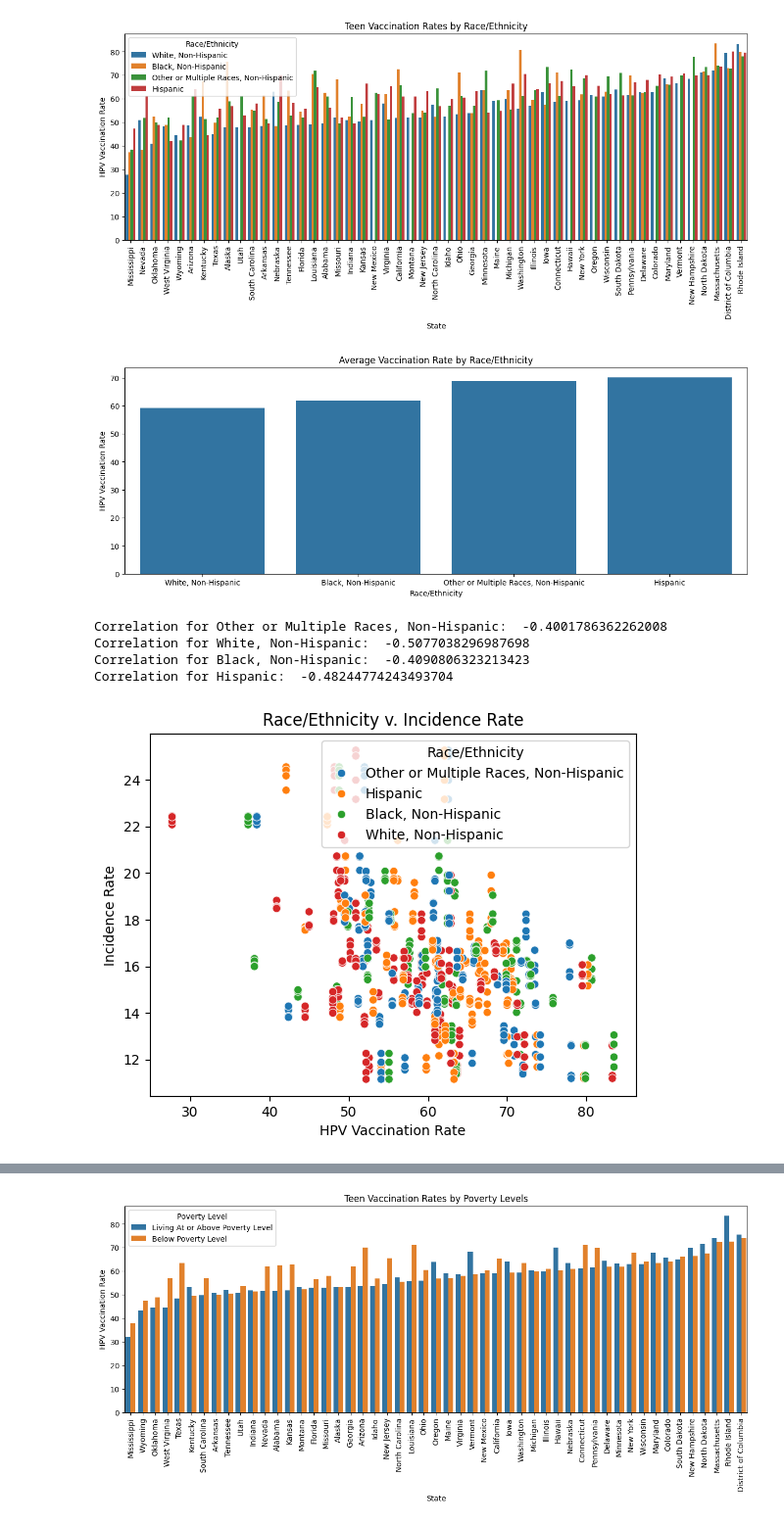
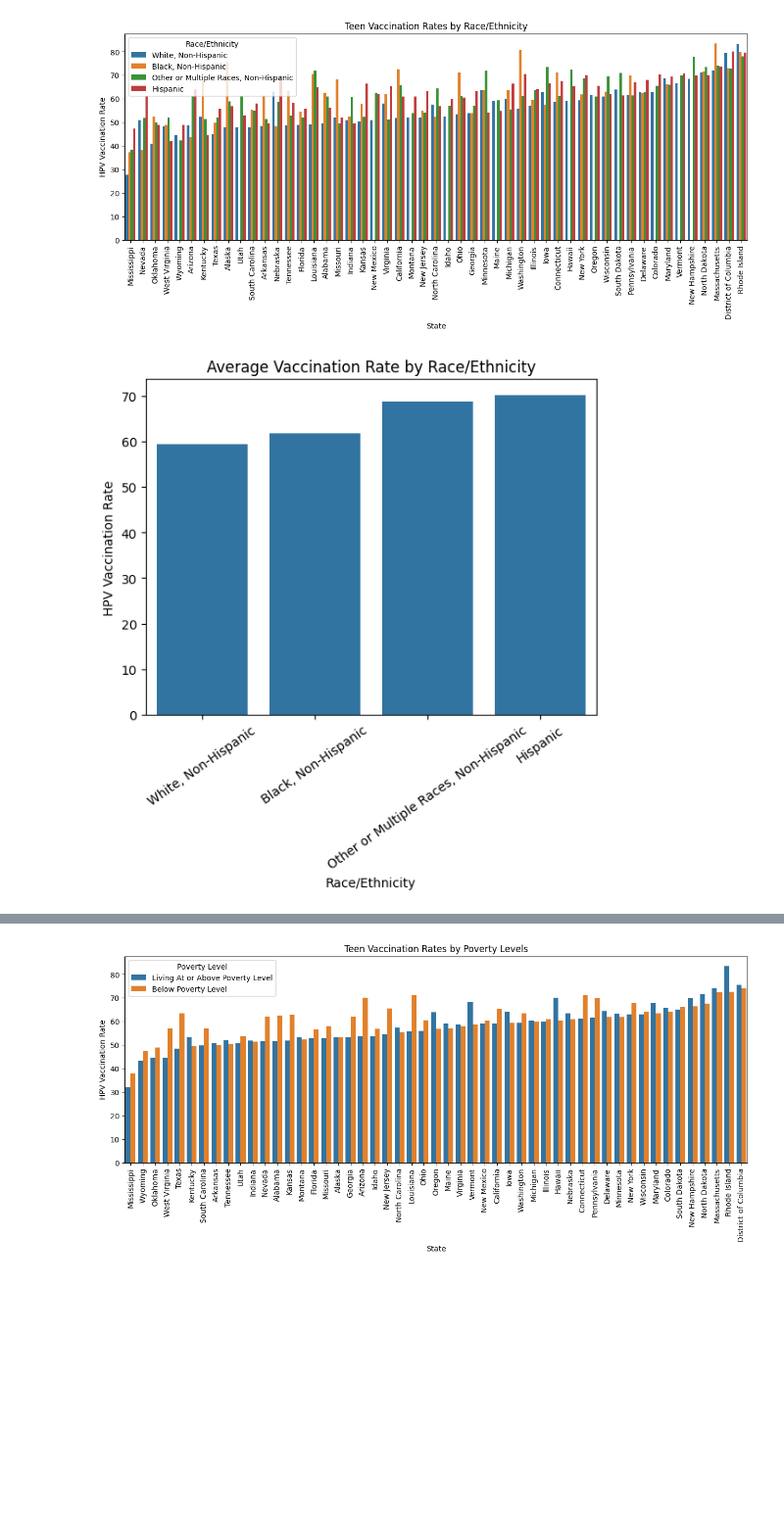
Before and after one commit to maya-papaya/ads1-cervical-cancer-analysis, a Jupyter notebook: First Semester Project: Analysis, Exploration, & Visualization (4).ipynb, the cells around one changed output, grey strips where cells are left out. Shown at 98% size. Saved outputs shown, nothing was run; the diff lists cells and outputs as text; code cells hidden in the pictures; blank space fills up the shorter version.

```diff
--- a/First Semester Project: Analysis, Exploration, & Visualization (4).ipynb
+++ b/First Semester Project: Analysis, Exploration, & Visualization (4).ipynb
@@ -492,37 +533,13 @@ plt.show()
 # %%
 # AVERAGE EFFECTS BY RACE/ETHNICITY (2018 - 2022)
 query = "SELECT state, dimension_val, val FROM demo WHERE dimension_type = 'Race and Ethnicity' GROUP BY dimension_val ORDER BY AVG(val)"
 df11 = pd.read_sql_query(query, con)
 
-plt.figure(figsize=(15, 5))
 plt.title("Average Vaccination Rate by Race/Ethnicity")
 plt.xlabel('Race/Ethnicity')
 plt.ylabel('HPV Vaccination Rate')
+plt.xticks(rotation=35)
 sns.barplot(df11.sort_values('val'), x="dimension_val", y="val", legend=True)
 plt.show()
 # %% [output]
-[figure, old version]
+[figure, new version]
-# %%
-# CORRELATION BETWEEN RACE/ETHNICITY AND INCIDENCE RATE
-query = """
-        SELECT d.state, d.dimension_val, d.val, da.inc_rate
-        FROM demo d
-        JOIN data da ON d.state = da.state
-        WHERE da.year IN (2018, 2019, 2020, 2021, 2022) AND d.dimension_type = 'Race and Ethnicity';
-        """
-df11 = pd.read_sql_query(query, con)
-
-plt.title("Race/Ethnicity v. Incidence Rate")
-plt.xlabel('HPV Vaccination Rate')
-plt.ylabel('Incidence Rate')
-sns.scatterplot(data=df11, x="val", y="inc_rate", hue='dimension_val')
-plt.legend(title='Race/Ethnicity')
-
-for d_val in set(df11['dimension_val']):
-  print('Correlation for ' + str(d_val) + ': ', df11[df11['dimension_val'] == d_val][['val', 'inc_rate']].corr()['val'][1])
-# %% [output]
-Correlation for Other or Multiple Races, Non-Hispanic:  -0.4001786362262008
-Correlation for White, Non-Hispanic:  -0.5077038296987698
-Correlation for Black, Non-Hispanic:  -0.4090806323213423
-Correlation for Hispanic:  -0.48244774243493704
-[figure, removed]
```
Also changed, not shown: parts of 19 cells of this notebook.
